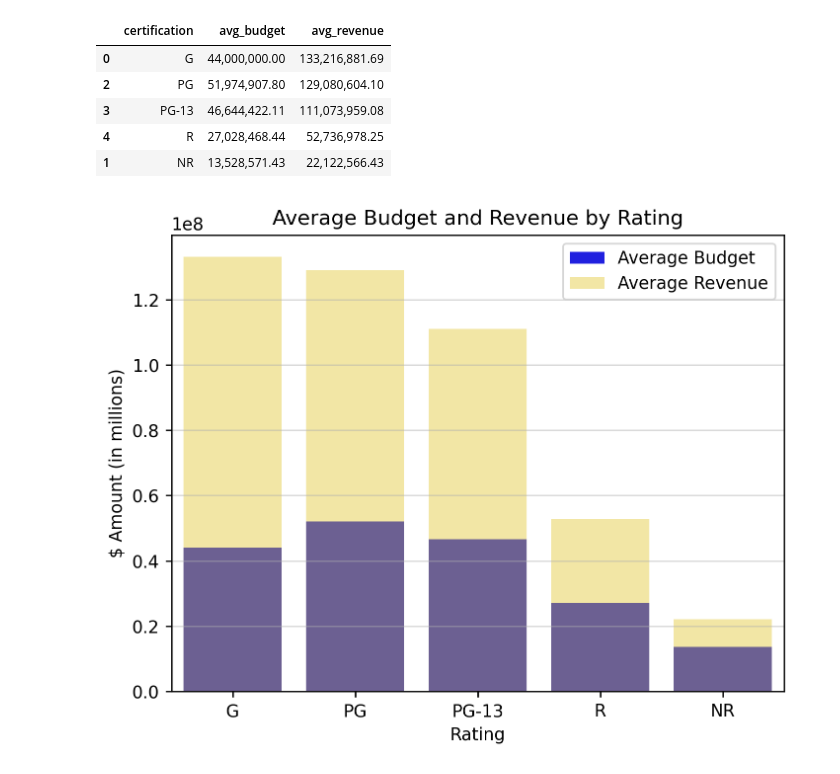
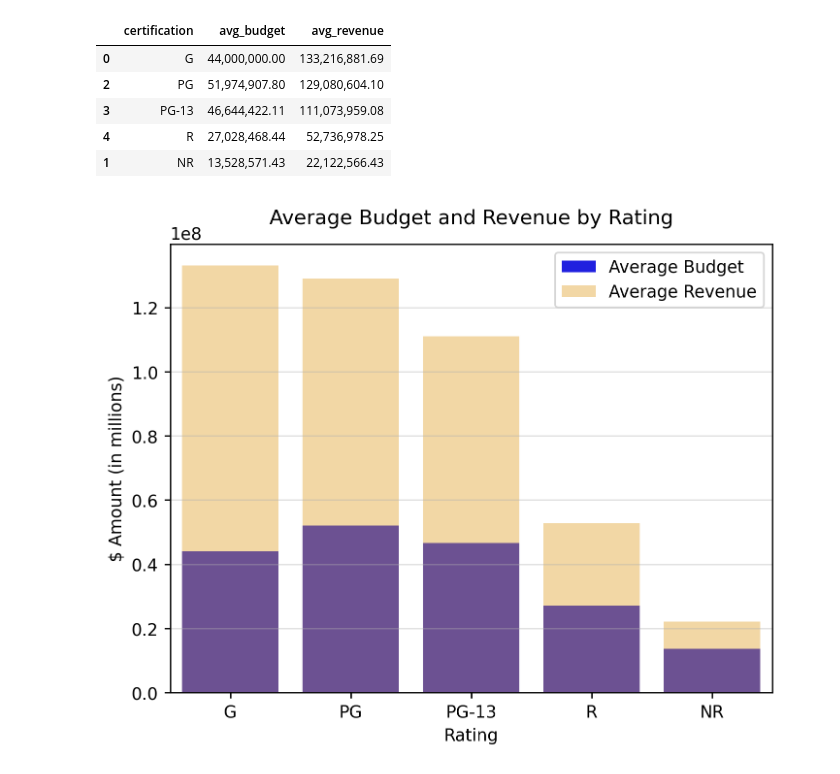
Before and after one commit to CRPeace/Movie_Data_API_Stats_Analysis, a Jupyter notebook: C.Peace_Project_3_Part_2_EDA.ipynb, the cells around one changed output. Drawn from its saved outputs; the diff is of its cells as text; code cells hidden in the pictures.

```diff
--- a/C.Peace_Project_3_Part_2_EDA.ipynb
+++ b/C.Peace_Project_3_Part_2_EDA.ipynb
@@ -168,18 +168,18 @@ finance_rating
 | 4 | R | 27,028,468.44 | 52,736,978.25 |
 | 1 | NR | 13,528,571.43 | 22,122,566.43 |
 # %%
-# plotting
+# plotting Budget and Revenue by Rating
 plt.figure(dpi=250)
 sns.barplot(data=finance_rating, x='certification', y='avg_budget',
             color='blue', label='Average Budget')
 sns.barplot(data=finance_rating, x='certification', y='avg_revenue',
-            color='gold', label='Average Revenue', alpha=.4)
+            color='orange', label='Average Revenue', alpha=.4)
 
-# Set plot title and axis labels
-plt.title('Average Budget and Revenue by Rating')
+# Setting plot title and axis labels
+plt.title('Average Budget and Revenue by Rating', pad=12)
 plt.xlabel('Rating')
 plt.ylabel('$ Amount (in millions)')
-plt.grid(axis='y', alpha=.5)
+plt.grid(axis='y', alpha=.4)
 plt.legend();
 # %% [output]
-[figure, old version]
+[figure, new version]
```
Also changed, not shown: 2 other files.
